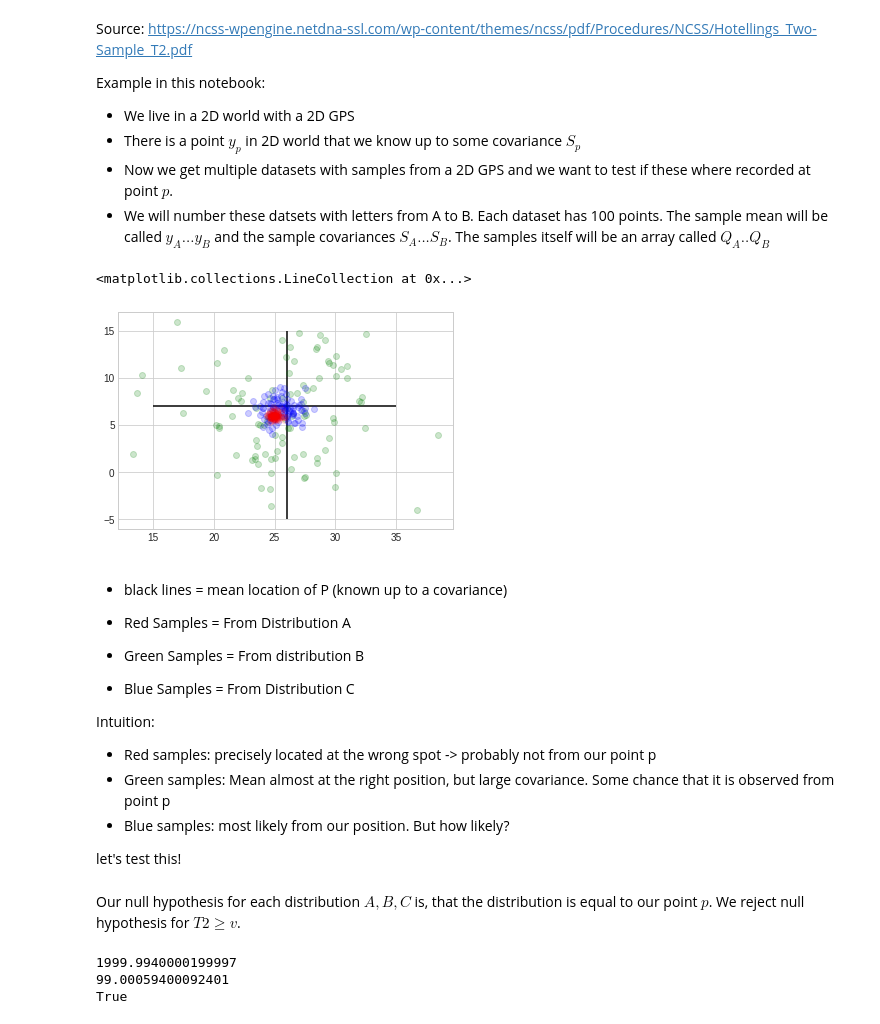
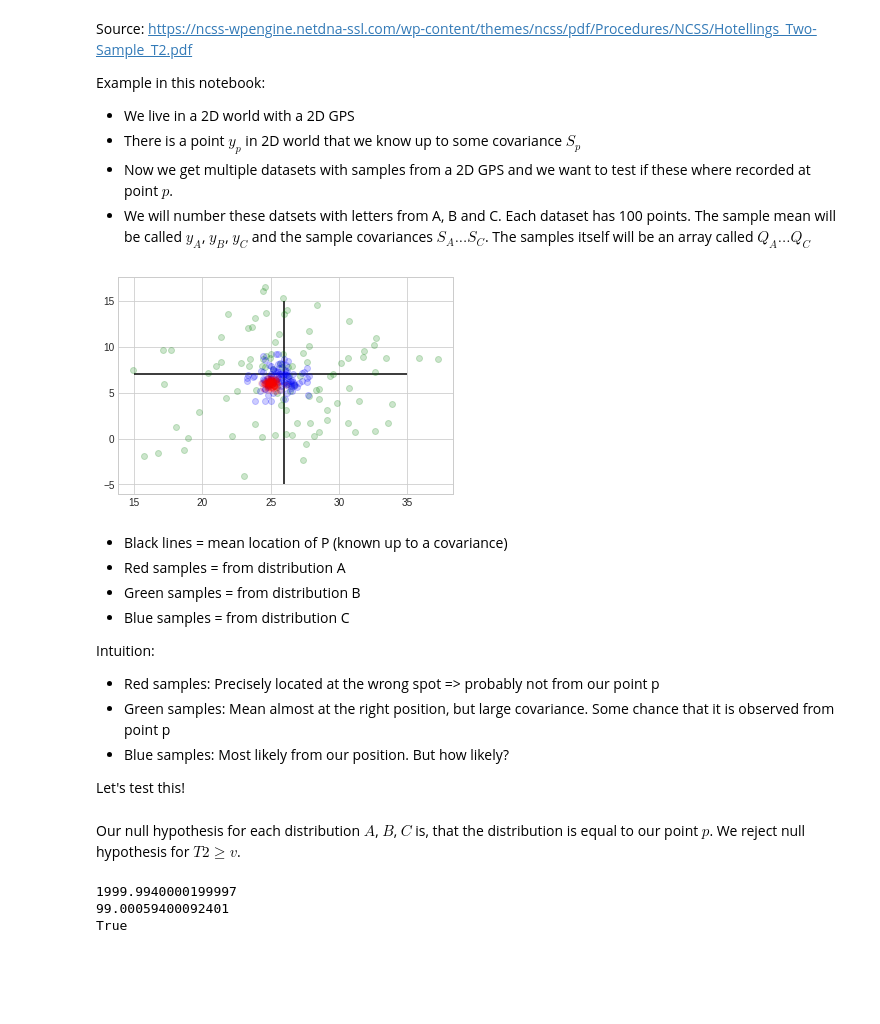
Before and after one commit to stlucas44/semester_project, a Jupyter notebook: scripts/Hotelling tests.ipynb, the cells around one changed output. Drawn from its saved outputs; the diff is of its cells as text; code cells hidden in the pictures; blank space fills up the shorter version.

Commit message:
Hotelling tests: Added remarks/questions

```diff
--- a/scripts/Hotelling tests.ipynb
+++ b/scripts/Hotelling tests.ipynb
@@ -7,62 +7,64 @@ Example in this notebook:
 * We live in a 2D world with a 2D GPS
 * There is a point $y_{p}$ in 2D world that we know up to some covariance $S_{p}$
 * Now we get multiple datasets with samples from a 2D GPS and we want to test if these where recorded at point $p$.
-* We will number these datsets with letters from A to B. Each dataset has 100 points. The sample mean will be called $y_{A} ... y_{B}$ and the sample covariances $S_{A} ... S_{B}$. The samples itself will be an array called $Q_{A}..Q_{B}$
+* We will number these datsets with letters from A, B and C. Each dataset has 100 points. The sample mean will be called $y_{A}$, $y_{B}$, $y_{C}$ and the sample covariances $S_{A} ... S_{C}$. The samples itself will be an array called $Q_{A}...Q_{C}$
 # %%
 import numpy as np
 
 # define our known location
-y_p = np.array([26,7])
+y_lon_gt = 26
+y_lat_gt = 7
+y_p = np.array([y_lon_gt,y_lat_gt])
 S_p = np.diag([2,4])
 n_p = 1000000000 # very large, as we know the statistics exactly
-Q_p = np.random.multivariate_normal(y_p, S_p, 100)
+Q_p = np.random.multivariate_normal(y_p, S_p, 100) # TK: 100 here instead of n_p for visualization?
 
 
-# create sampling 1 ... 3
-y_A = np.array([25, 6])
+# create sampling A, B and C
+y_A = np.array([25, 6]) #
 S_A = np.diag([0.1, 0.1])
 n_A = 100
 Q_A = np.random.multivariate_normal(y_A, S_A, n_A)
 
 y_B = np.array([25.5, 6.5])
 S_B = np.diag([20, 20])
 n_B = 100
 Q_B = np.random.multivariate_normal(y_B, S_B, n_B)
 
 y_C = np.array([25.6, 6.6])
-S_C = np.diag([1,1 ])
+S_C = np.diag([1, 1])
 n_C = 100
 Q_C = np.random.multivariate_normal(y_C, S_C, n_C)
 
 
 # plot that stuff
-%matplotlib inline
+# TK: "%matplotlib inline" disabled the 'Run-by-line' for me in VS Code :/
+#%matplotlib inline
+#%matplotlib notebook
 import matplotlib.pyplot as plt
+# print(plt.style.available)
 plt.style.use('seaborn-whitegrid')
 
 #plt.plot(Q_p[:,0], Q_p[:,1], 'o', color='black', alpha=0.5)
-
 plt.plot(Q_B[:,0], Q_B[:,1], 'o', color='green', alpha=0.2)
 plt.plot(Q_C[:,0], Q_C[:,1], 'o', color='blue', alpha=0.2)
 plt.plot(Q_A[:,0], Q_A[:,1], 'o', color='red', alpha=0.1)
-plt.hlines(7,15,35, "black")
-plt.vlines(26,-5,15,  "black")
+plt.vlines(y_lon_gt, -5, 15, color='black')
+plt.hlines(y_lat_gt, 15, 35, "black")
+plt.show()
 # %% [output]
-<matplotlib.collections.LineCollection at 0x...>
-[figure, old version]
+[figure, new version]
 # %% [markdown]
-* black lines = mean location of P (known up to a covariance)
-
-* Red Samples = From Distribution A
-* Green Samples = From distribution B
-* Blue Samples = From Distribution C
+* Black lines = mean location of P (known up to a covariance)
+* Red samples = from distribution A
+* Green samples = from distribution B
+* Blue samples = from distribution C
 
 Intuition:
-* Red samples: precisely located at the wrong spot -> probably not from our point p
+* Red samples: Precisely located at the wrong spot => probably not from our point p
 * Green samples: Mean almost at the right position, but large covariance. Some chance that it is observed from point p
-* Blue samples: most likely from our position. But how likely?
+* Blue samples: Most likely from our position. But how likely?
 
-
-let's test this!
+Let's test this!
 # %%
 def calc_T2(y_1, S_1, n_1, y_2, S_2, n_2):
@@ -80,7 +82,7 @@ def v(S_1, n_1, S_2, n_2):
 
     return (A+B)/(C+D)
 # %% [markdown]
-Our null hypothesis for each distribution $A,B,C$ is, that the distribution is equal to our point $p$.
+Our null hypothesis for each distribution $A$, $B$, $C$ is, that the distribution is equal to our point $p$.
 We reject null hypothesis for $T2 \geq v$.
 # %%
 # For Distribution A:
```
Also changed, not shown: parts of 4 cells of this notebook.
